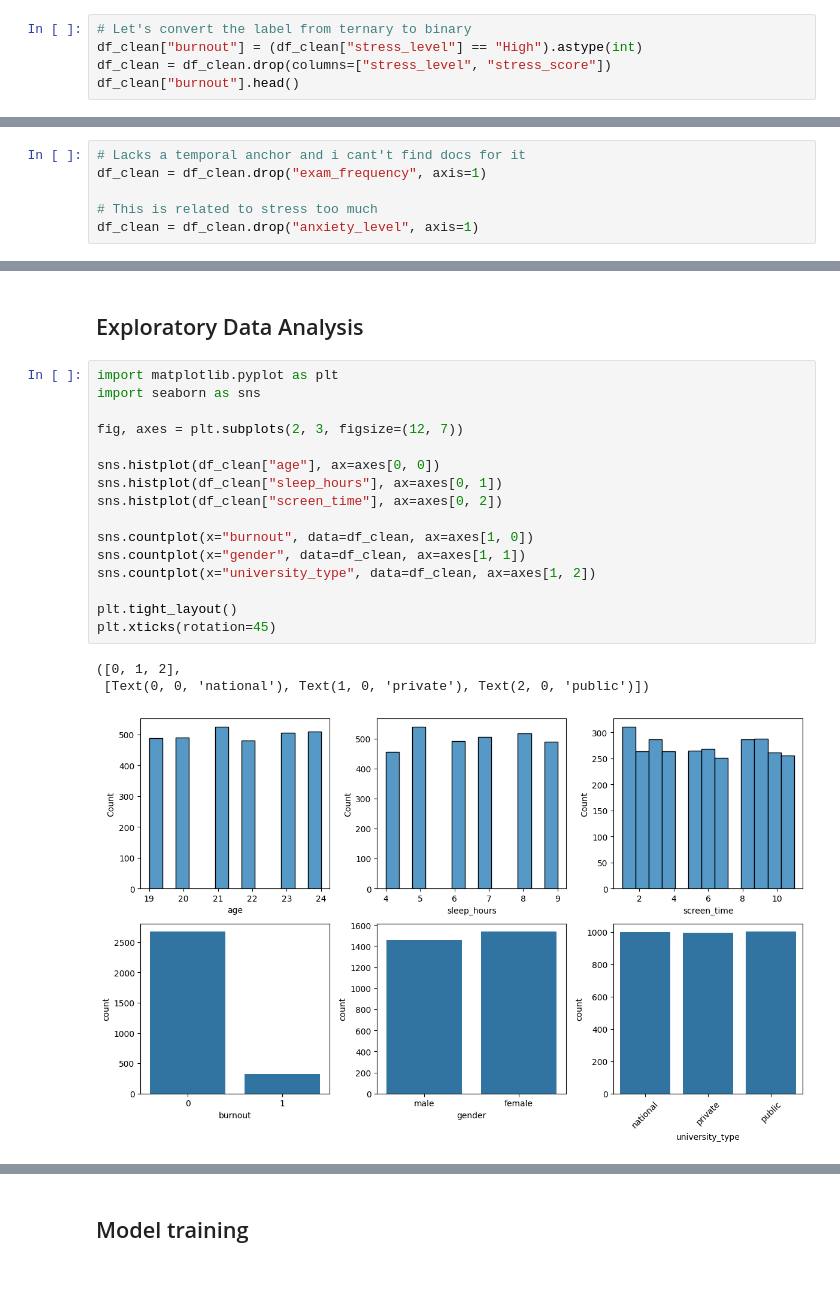
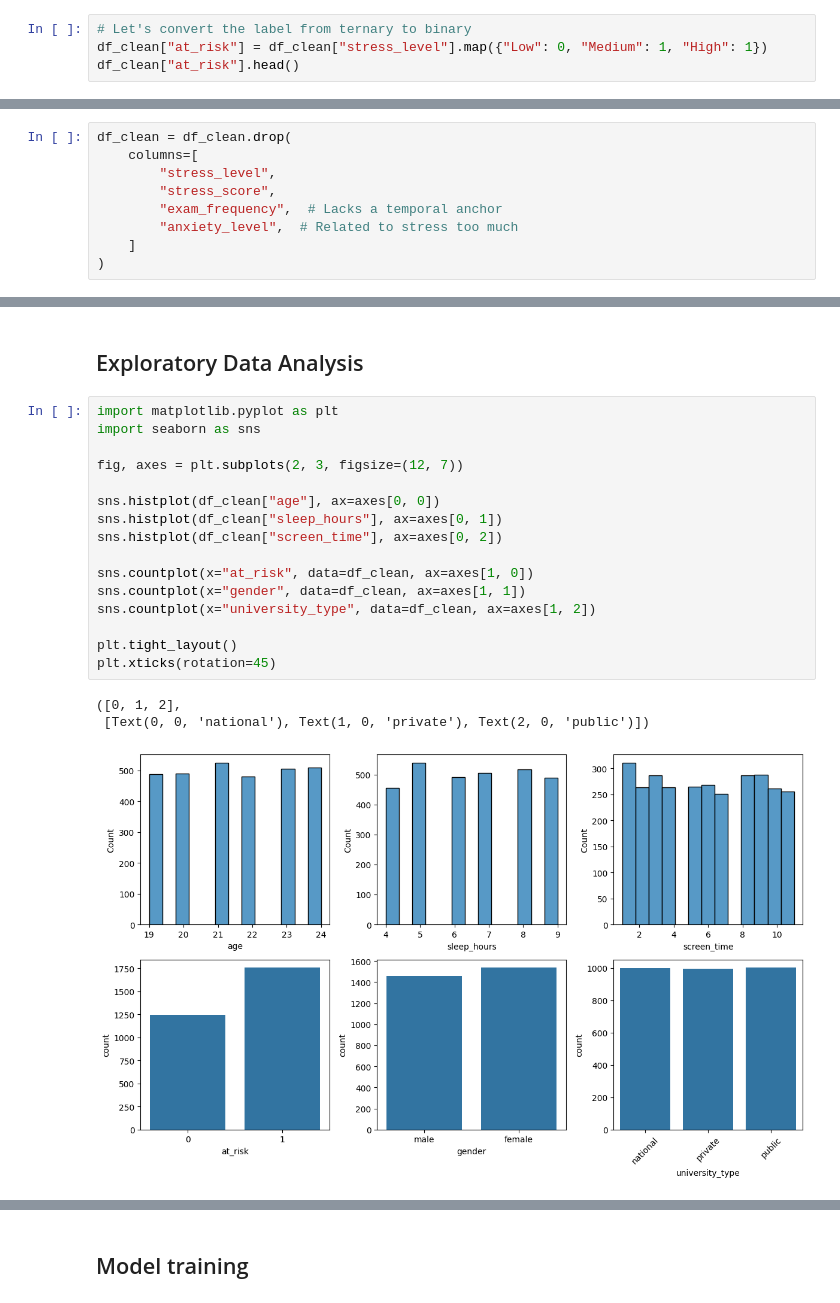
Before and after one commit to speedyk-005/burnout-predict, a Jupyter notebook: notebook.ipynb, the cells around one changed output, grey strips where cells are left out. Saved outputs shown, nothing was run; the diff lists cells and outputs as text.

```diff
--- a/notebook.ipynb
+++ b/notebook.ipynb
@@ -60,7 +60,6 @@ df_clean.isnull().sum().sum()
 np.int64(0)
 # %%
 # Let's convert the label from ternary to binary
-df_clean["burnout"] = (df_clean["stress_level"] == "High").astype(int)
-df_clean = df_clean.drop(columns=["stress_level", "stress_score"])
-df_clean["burnout"].head()
+df_clean["at_risk"] = df_clean["stress_level"].map({"Low": 0, "Medium": 1, "High": 1})
+df_clean["at_risk"].head()
 # %% [output]
@@ -72,11 +71,14 @@ df_clean["burnout"].head()
 | 4 | 0 |
 dtype: int64
-# %%
-# Lacks a temporal anchor and i cant't find docs for it
-df_clean = df_clean.drop("exam_frequency", axis=1)
-
-# This is related to stress too much
-df_clean = df_clean.drop("anxiety_level", axis=1)
+# %%
+df_clean = df_clean.drop(
+    columns=[
+        "stress_level",
+        "stress_score",
+        "exam_frequency",  # Lacks a temporal anchor
+        "anxiety_level",  # Related to stress too much
+    ]
+)
 # %%
 df_clean.describe()
 # %% [output]
@@ -114,20 +116,20 @@ dtype: object
 # %%
 import matplotlib.pyplot as plt
 import seaborn as sns
 
 fig, axes = plt.subplots(2, 3, figsize=(12, 7))
 
 sns.histplot(df_clean["age"], ax=axes[0, 0])
 sns.histplot(df_clean["sleep_hours"], ax=axes[0, 1])
 sns.histplot(df_clean["screen_time"], ax=axes[0, 2])
 
-sns.countplot(x="burnout", data=df_clean, ax=axes[1, 0])
+sns.countplot(x="at_risk", data=df_clean, ax=axes[1, 0])
 sns.countplot(x="gender", data=df_clean, ax=axes[1, 1])
 sns.countplot(x="university_type", data=df_clean, ax=axes[1, 2])
 
 plt.tight_layout()
 plt.xticks(rotation=45)
 # %% [output]
 ([0, 1, 2],
  [Text(0, 0, 'national'), Text(1, 0, 'private'), Text(2, 0, 'public')])
-[figure, old version]
+[figure, new version]
```
Also changed, not shown: parts of 56 cells of this notebook, 3 other files.
